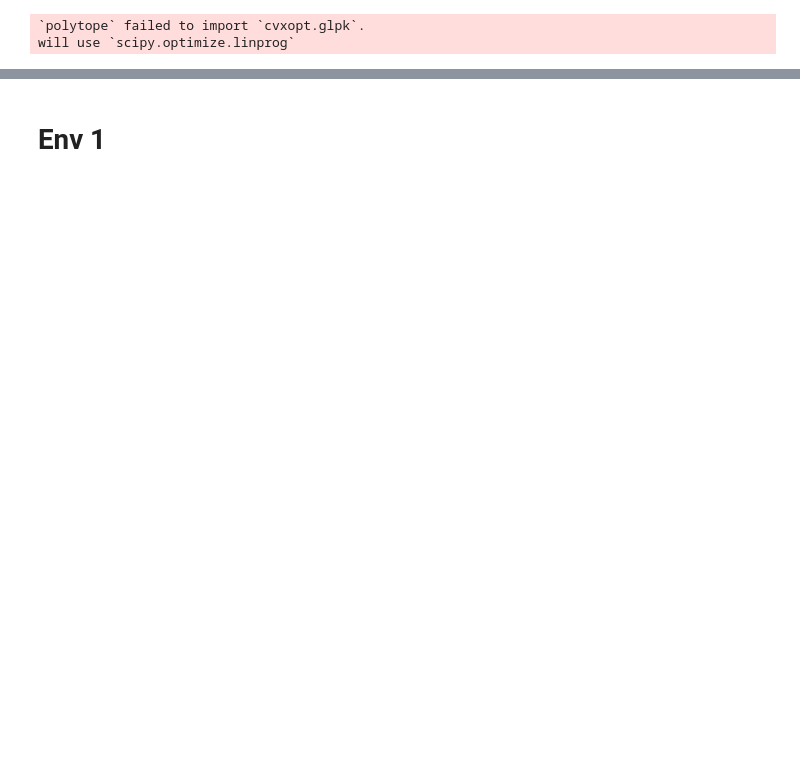
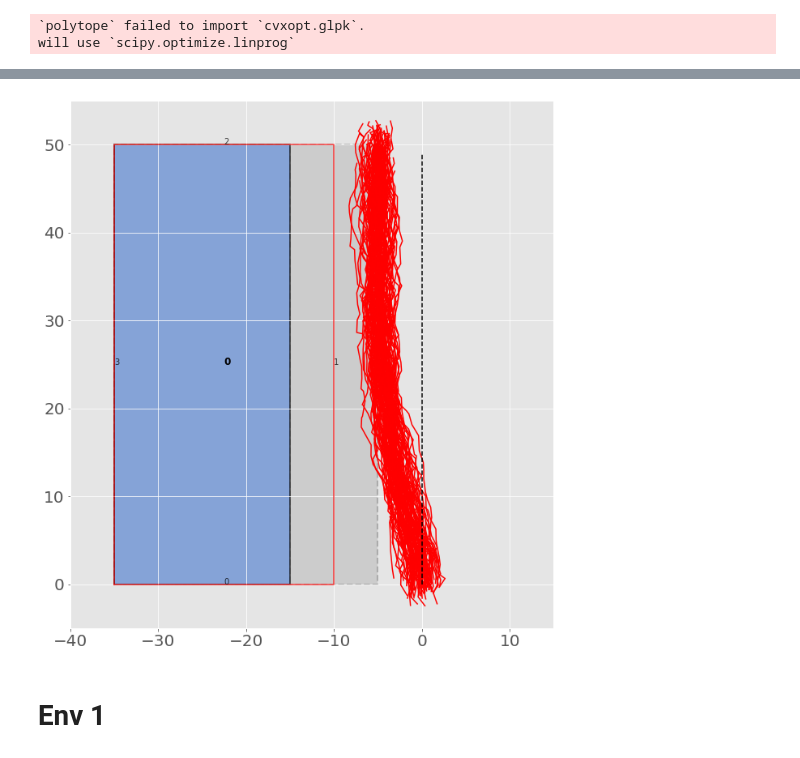
Before and after one commit to zhangvwk/planning-with-map-errors, a Jupyter notebook: environment_examples.ipynb, the cells around one changed output, grey strips where cells are left out. Saved outputs shown, nothing was run; the diff lists cells and outputs as text; code cells hidden in the pictures; blank space fills up the shorter version.

```diff
--- a/environment_examples.ipynb
+++ b/environment_examples.ipynb
@@ -25,3 +41,38 @@ def generate_waypoints(A, B, x_0, u_nom):
+# %%
+dt = 0.2
+A = np.eye(2); B = dt*np.eye(2)
+Q_lqr = np.eye(2)
+R_lqr = np.eye(2)
+lqr_planner = LQRPlanner(Q_lqr, R_lqr, A, B)
+
+dx = 1
+Q = np.eye(2) * 0.1
+R = 1
+T = 50
+x0 = [0,0]
+x_noms = np.zeros((T,2))
+x_noms[:,1] = np.arange(0,T*dx, dx)
+u_noms = np.zeros((T,2))
+u_noms[:,1] = np.ones(T) * (dx/dt)
+
+
+x_est_0 = x0
+P_est_0 = np.eye(2)
+
+sim = Simulator(env)
+sim.set_motion(A, B, Q)
+sim.set_obs(R)
+sim.set_gain(lqr_planner.lqr_gain)
+sim.set_init_est(x_est_0, P_est_0)
+# %%
+num_iters = 100
+xs, x_ests, x_bars = sim.run(num_iters, x0, P_est_0, x_noms, u_noms)
+# %%
+env.plot()
+Point(x0[0],x0[1]).plot()
+sim.plot_trajs(xs, x_noms)
+# %% [output]
+[figure, added]
 # %% [markdown]
 # Env 1
 # %%
```
Also changed, not shown: parts of 8 cells of this notebook, 1 other file.
